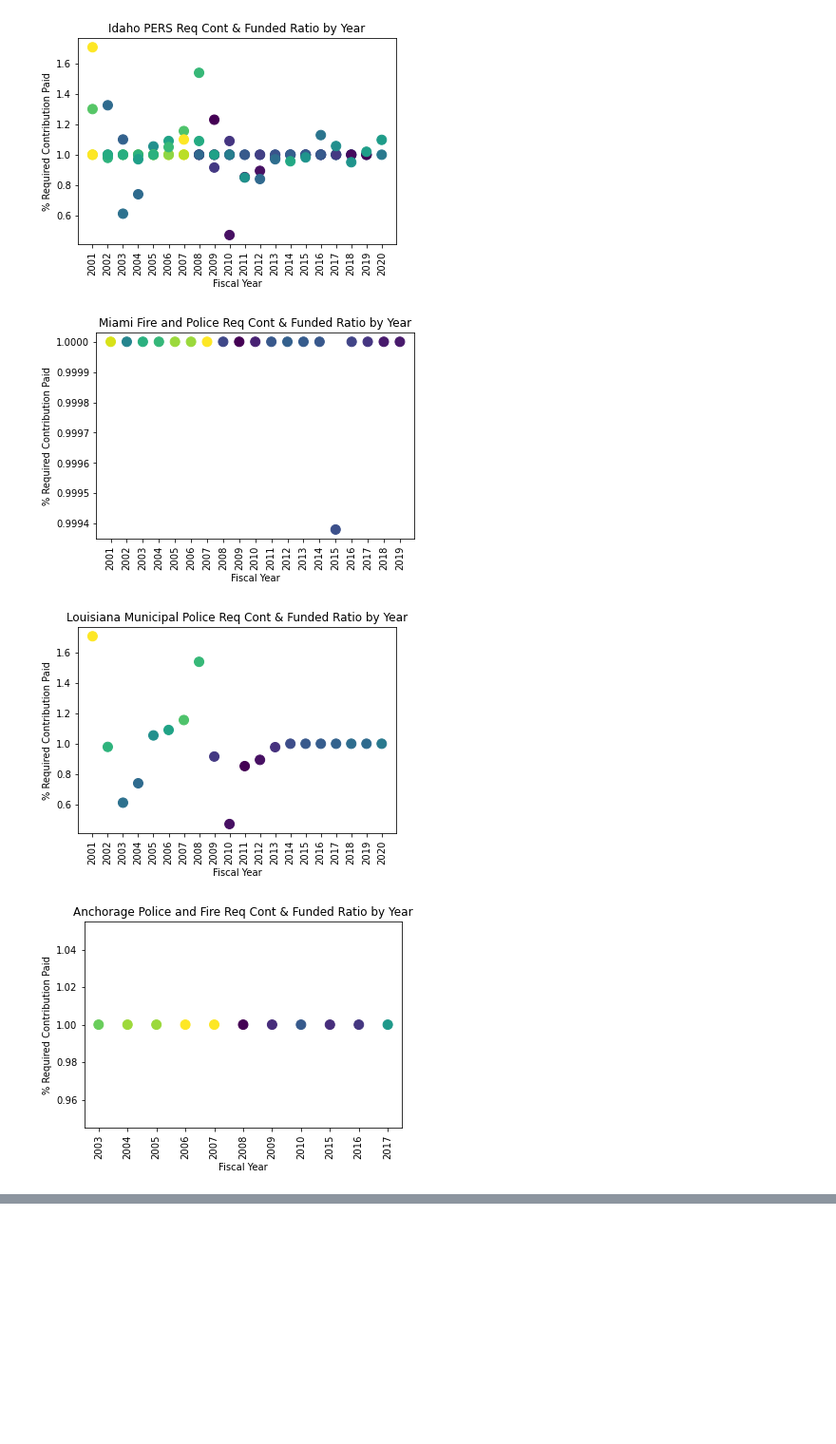
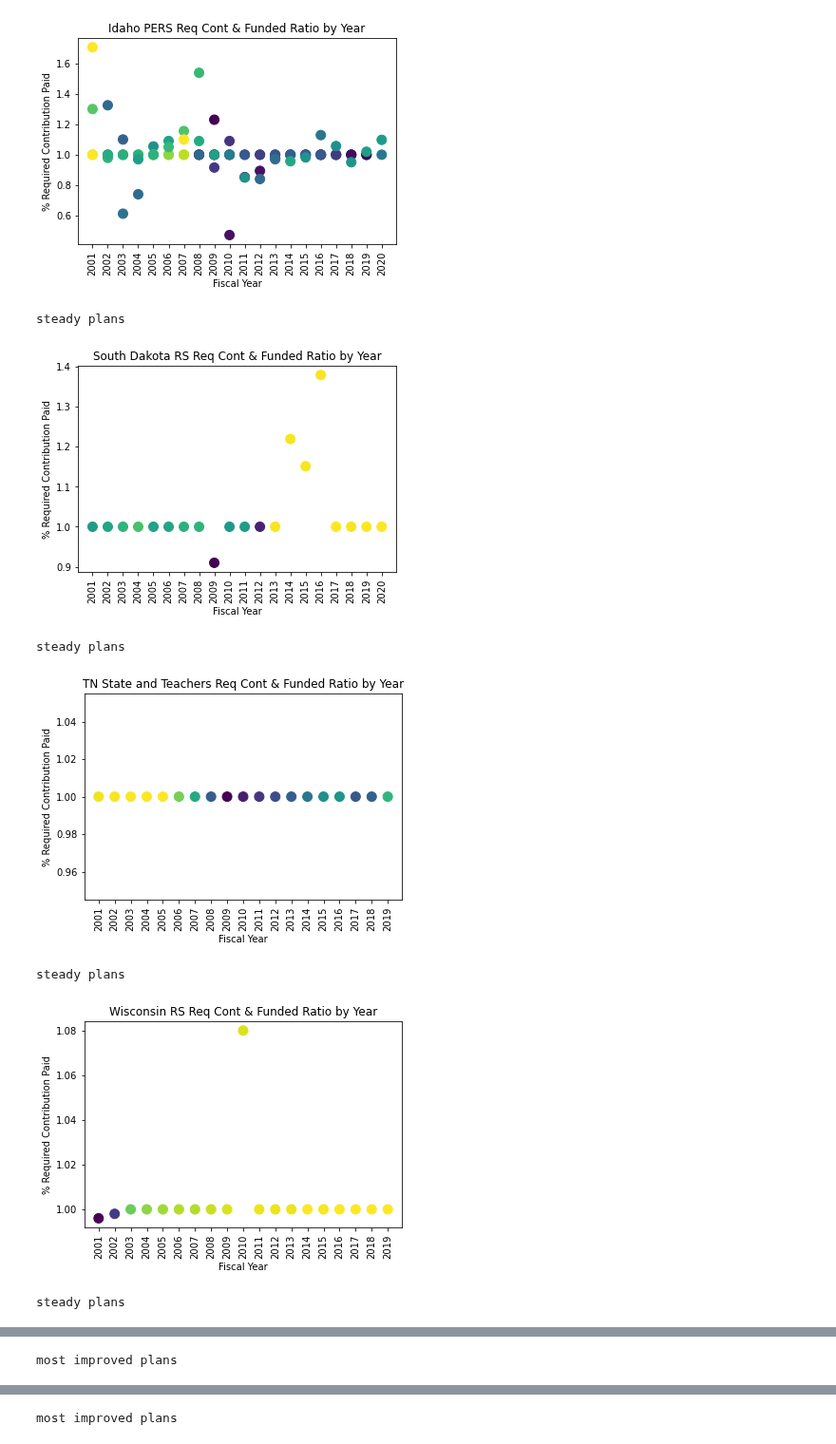
Before and after one commit to DeltaDeutsch/PPD-Group-Project, a Jupyter notebook: PPD Group Funding Cont.ipynb, the cells around one changed output, grey strips where cells are left out. Shown at 95% size. Saved outputs shown, nothing was run; the diff lists cells and outputs as text; code cells hidden in the pictures; blank space fills up the shorter version.

Commit message:
Updated code to generate both single and group plots

```diff
--- a/PPD Group Funding Cont.ipynb
+++ b/PPD Group Funding Cont.ipynb
@@ -67,3 +89,16 @@ for plans in focus_plans_list:
     plt.show
 # %% [output]
 [figure]
+# %%
+for plans in most_improved_list:
+    plan_x=plan_test_data_df[plan_test_data_df["ppd_id"]==plans]
+    plan_x_fundrat=plan_x["ActFundedRatio_GASB"]
+    plan_x_contpaid=plan_x["PercentReqContPaid"]
+    plan_x_fy=plan_x["fy"]
+    plan_x_name=plan_data_df.loc[plan_data_df['ppd_id'] == plans, 'PlanName'].iloc[0]
+    plt.title('Most Improved Plans Req Cont vs Funded Ratio')
+    plt.ylabel("% Required Contribution Paid")
+    plt.xlabel("Funded Ratio")
+    plt.scatter(plan_x_fundrat,plan_x_contpaid,c=plan_x_fundrat, s=100)
+    plt.xticks(rotation=90)
+    plt.show
@@ -75,7 +112,7 @@ for plans in most_improved_list:
     plan_x_contpaid=plan_x["PercentReqContPaid"]
     plan_x_fy=plan_x["fy"]
     plan_x_name=plan_data_df.loc[plan_data_df['ppd_id'] == plans, 'PlanName'].iloc[0]
-    plt.title(f'{plan_x_name} Req Cont & Funded Ratio by Year')
+    plt.title(f'Most Improved Plans Req Cont & Funded Ratio by Year')
     plt.ylabel("% Required Contribution Paid")
     plt.xlabel("Fiscal Year")
     plt.scatter(plan_x_fy,plan_x_contpaid,c=plan_x_fundrat, s=100)
@@ -116,19 +153,26 @@ for plans in hardest_hit_list:
 # %% [output]
 [figure]
 # %%
-for plans in hardest_hit_list:
-    plan_x=plan_test_data_df[plan_test_data_df["ppd_id"]==plans]
-    plan_x_fundrat=plan_x["ActFundedRatio_GASB"]
-    plan_x_contpaid=plan_x["PercentReqContPaid"]
-    plan_x_fy=plan_x["fy"]
-    plan_x_name=plan_data_df.loc[plan_data_df['ppd_id'] == plans, 'PlanName'].iloc[0]
-    plt.title(f'{plan_x_name} Req Cont & Funded Ratio by Year')
-    plt.ylabel("% Required Contribution Paid")
-    plt.xlabel("Fiscal Year")
-    plt.scatter(plan_x_fy,plan_x_contpaid,c=plan_x_fundrat, s=100)
-    plt.xticks(rotation=90)
-    plt.show()
+#Generate individual plots for all items in the dictionary
+for key,value in study_plans_dict.items():
+    for plans in value:
+        plan_x=plan_test_data_df[plan_test_data_df["ppd_id"]==plans]
+        plan_x_fundrat=plan_x["ActFundedRatio_GASB"]
+        plan_x_contpaid=plan_x["PercentReqContPaid"]
+        plan_x_fy=plan_x["fy"]
+        plan_x_name=plan_data_df.loc[plan_data_df['ppd_id'] == plans, 'PlanName'].iloc[0]
+        print(key)
+        plt.title(f'{plan_x_name} Req Cont & Funded Ratio by Year')
+        plt.ylabel("% Required Contribution Paid")
+        plt.xlabel("Fiscal Year")
+        plt.scatter(plan_x_fy,plan_x_contpaid,c=plan_x_fundrat, s=100)
+        plt.xticks(rotation=90)
+        plt.show()
 # %% [output]
+steady plans
-[figure, old version]
+[figure, new version]
+steady plans
-[figure, old version]
+[figure, new version]
+steady plans
-[figure, old version]
+[figure, new version]
+steady plans
@@ -135,0 +180 @@ for plans in hardest_hit_list:
+most improved plans
@@ -136,0 +182 @@ for plans in hardest_hit_list:
+most improved plans
```
Also changed, not shown: parts of 6 cells of this notebook, 1 other file.
